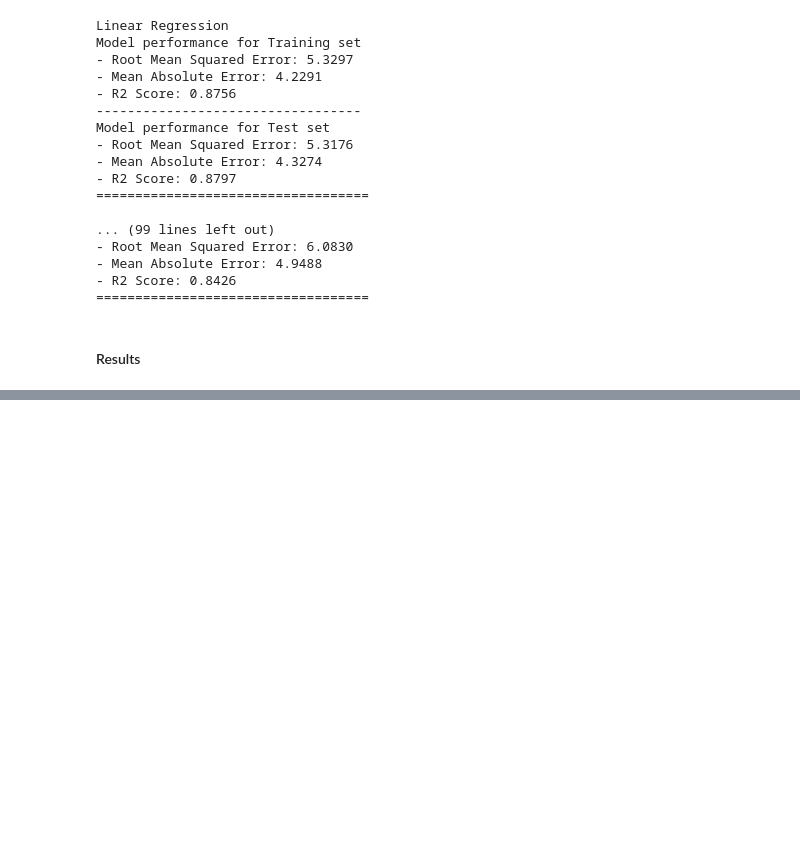
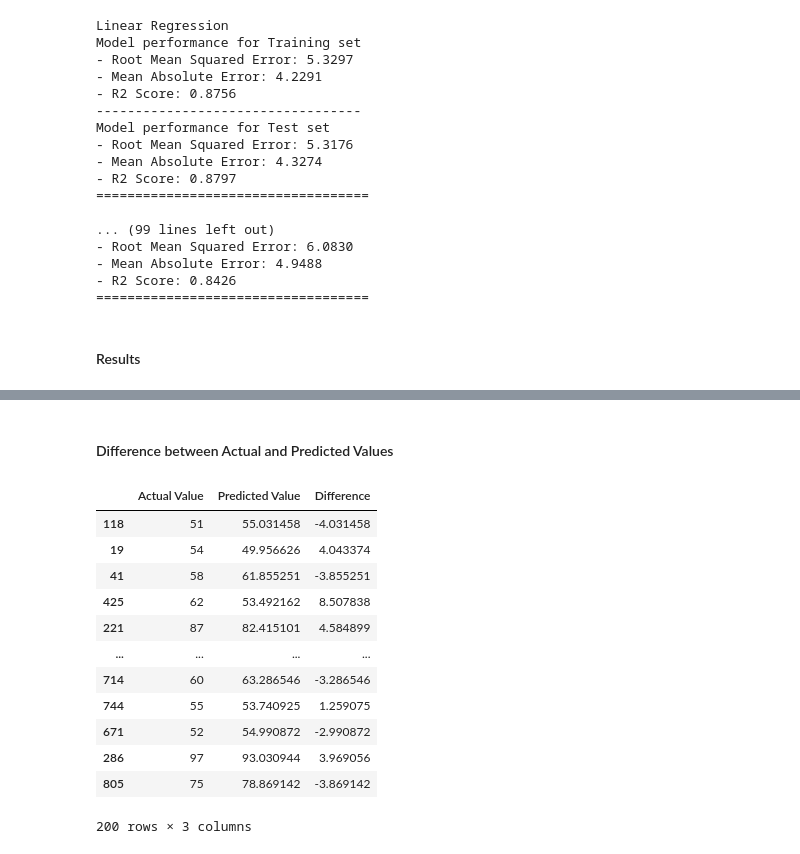
Before and after one commit to luee-dev/ml-project, a Jupyter notebook: notebooks/model_training.ipynb, the cells around one changed output, grey strips where cells are left out. Saved outputs shown, nothing was run; the diff lists cells and outputs as text; code cells hidden in the pictures; blank space fills up the shorter version.

```diff
--- a/notebooks/model_training.ipynb
+++ b/notebooks/model_training.ipynb
@@ -202,0 +236,19 @@ pd.DataFrame(list(zip(model_list, r2_list)), columns=['Model Name', 'R2_Score'])
+# %% [markdown]
+#### Difference between Actual and Predicted Values
+# %%
+pred_df=pd.DataFrame({'Actual Value':y_test,'Predicted Value':y_pred,'Difference':y_test-y_pred})
+pred_df
+# %% [output]
+|  | Actual Value | Predicted Value | Difference |
+| 118 | 51 | 55.031458 | -4.031458 |
+| 19 | 54 | 49.956626 | 4.043374 |
+| 41 | 58 | 61.855251 | -3.855251 |
+| 425 | 62 | 53.492162 | 8.507838 |
+| 221 | 87 | 82.415101 | 4.584899 |
+| ... | ... | ... | ... |
+| 714 | 60 | 63.286546 | -3.286546 |
+| 744 | 55 | 53.740925 | 1.259075 |
+| 671 | 52 | 54.990872 | -2.990872 |
+| 286 | 97 | 93.030944 | 3.969056 |
+| 805 | 75 | 78.869142 | -3.869142 |
+200 rows × 3 columns
```
Also changed, not shown: parts of 6 cells of this notebook.
